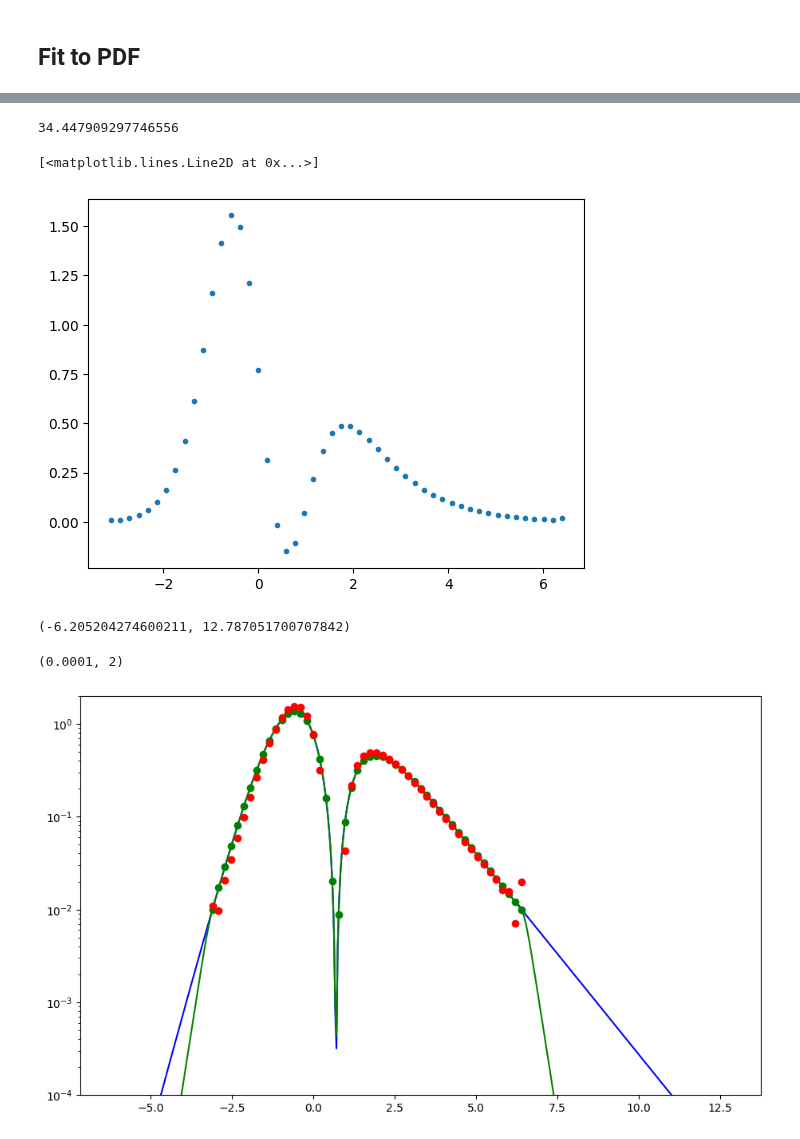
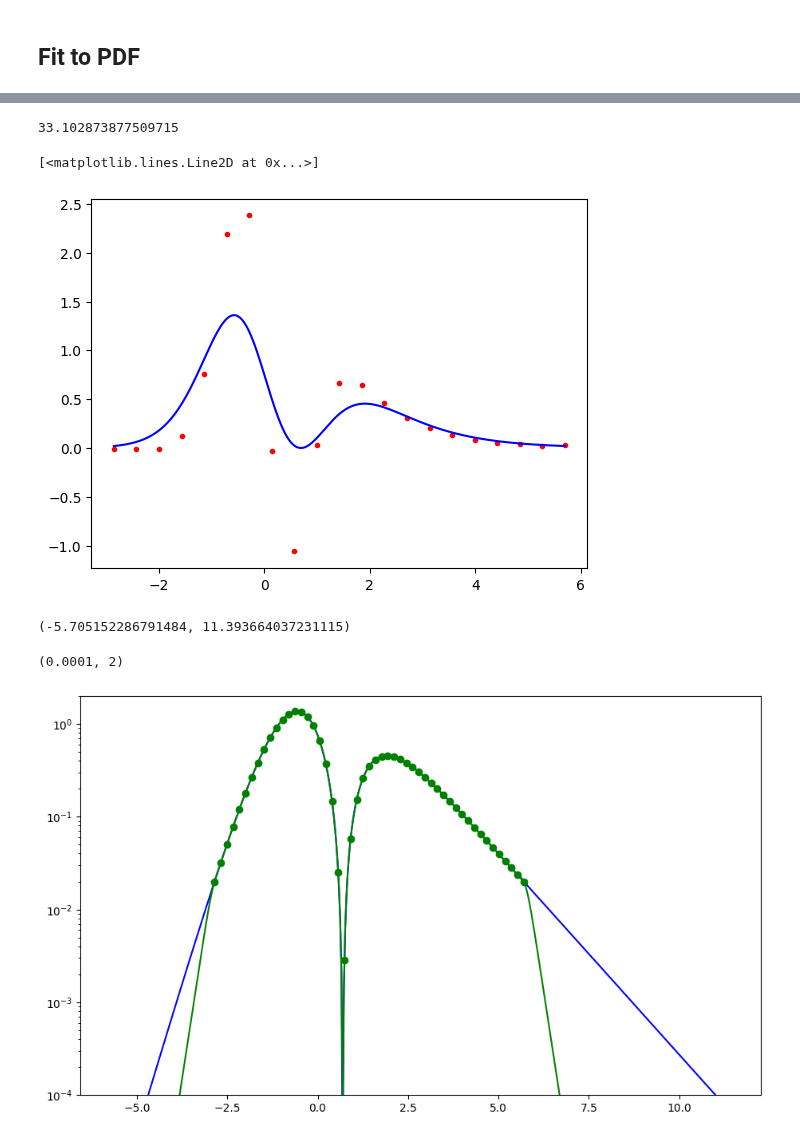
Before and after one commit to DesignToolInvestor/ManetSim, a Jupyter notebook: CdfFit/Note Books/sech.ipynb, the cells around one changed output, grey strips where cells are left out. Drawn from its saved outputs; the diff is of its cells as text; code cells hidden in the pictures.

Commit message:
Good sech-fit, but includes negative weights.

```diff
--- a/CdfFit/Note Books/sech.ipynb
+++ b/CdfFit/Note Books/sech.ipynb
@@ -66,8 +67,11 @@ Text(0.5, 0, 'h')
 ## Fit to PDF
 # %%
 PdfZ = lambda z: dist.Pdf(map_.Inverse(z))
+# %%
+truncStep = 0.01
+domainWidth = 2
 # %%
-zMin = fsolve(lambda z: PdfZ(z) - 0.01, -3)[0]
-zMax = fsolve(lambda z: PdfZ(z) - 0.01, 6)[0]
+zMin = fsolve(lambda z: PdfZ(z) - domainWidth * truncStep, -3)[0]
+zMax = fsolve(lambda z: PdfZ(z) - domainWidth * truncStep, 6)[0]
 zMin,zMax
 # %% [output]
@@ -103,21 +107,25 @@ def Fit(zRange, nBase):
 	condNum = singVal[0] / singVal[nBase - 1]
 
 	return ((sechZ,weight),  condNum)
+# %%
+nSech = 21
 # %%
 sechApprox,condNum = Fit((zMin,zMax), nSech)
 condNum
 # %% [output]
-34.447909297746556
+33.102873877509715
 # %%
-plot.plot(*sechApprox, '.')
+plot.plot(*sechApprox, '.', c='red')
+
+plot.plot(zGrid, pdf, c='blue')
 # %% [output]
 [<matplotlib.lines.Line2D at 0x...>]
-[figure, old version]
+[figure, new version]
 # %%
 extZRange = tuple(z*s for (z,s) in zip((zMin,zMax), (2,2)))
 extZRange
 # %% [output]
-(-6.205204274600211, 12.787051700707842)
+(-5.705152286791484, 11.393664037231115)
 # %%
 def Interp0(sechZ,sechV,h, z):
 	result = sum(sv * BaseZ(z,sz,h) for (sz,sv) in zip(sechZ, sechV))
@@ -136,22 +144,19 @@ def Interp1(sechApprox, zGrid):
 # %%
 fig,ax = plot.subplots(figsize=(11, 6.5))
 
 zGrid = Grid1(*extZRange, 501)
 pdf = tuple(PdfZ(z) for z in zGrid)
 plot.semilogy(zGrid,pdf, c='blue')
 
 est = Interp1(sechApprox, zGrid)
 plot.semilogy(zGrid,est, c='green')
 
 sechZ,weight = sechApprox
 sechV = tuple(PdfZ(z) for z in sechZ)
 plot.semilogy(sechZ,sechV, 'o', c='green')
 
-for (zBase,w) in zip(sechZ,weight):
-	plot.semilogy(zBase,w, 'o', c='red')
-
 ax.set_ylim(1e-4,2)
 # %% [output]
 (0.0001, 2)
-[figure, old version]
+[figure, new version]
 # %%
```
Also changed, not shown: parts of 13 cells of this notebook, 1 other file.
